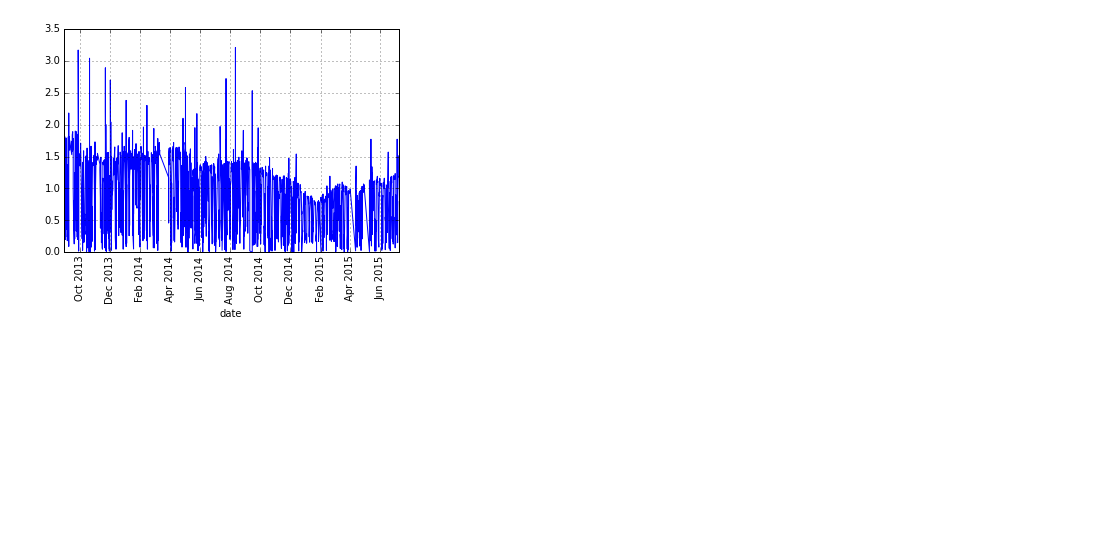
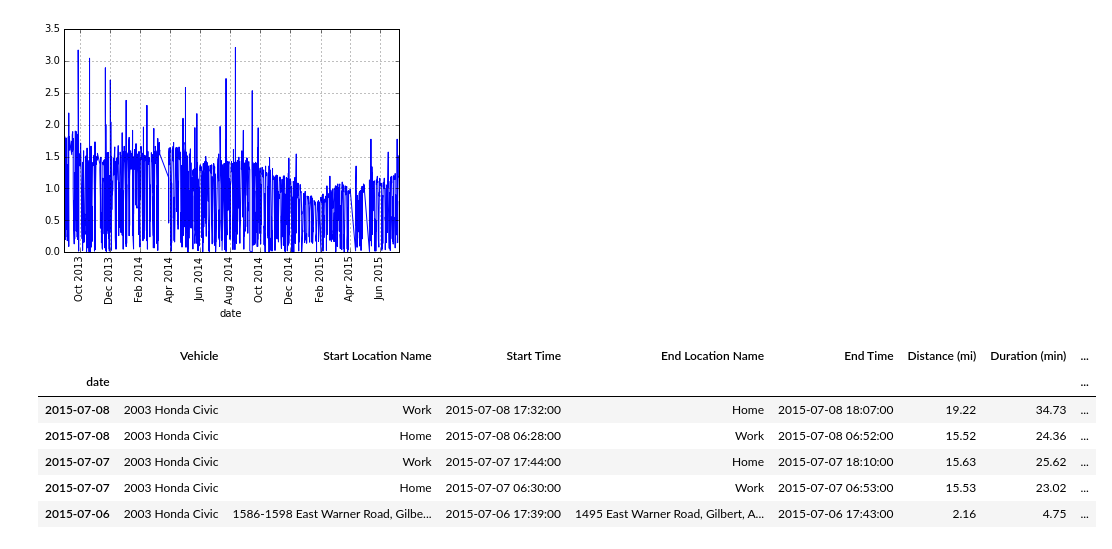
Before and after one commit to scko823/automatic-data-analysis, a Jupyter notebook: Automatic data.ipynb, the cells around one changed output. Cells and saved outputs as stored; diff of their text form; code cells hidden in the pictures; blank space fills up the shorter version.

```diff
--- a/Automatic data.ipynb
+++ b/Automatic data.ipynb
@@ -138,0 +72,10 @@ plt.show()
+# %%
+data.head()
+# %% [output]
+|  | Vehicle | Start Location Name | Start Time | End Location Name | End Time | Distance (mi) | Duration (min) | ... |
+| date |  |  |  |  |  |  |  | ... |
+| 2015-07-08 | 2003 Honda Civic | Work | 2015-07-08 17:32:00 | Home | 2015-07-08 18:07:00 | 19.22 | 34.73 | ... |
+| 2015-07-08 | 2003 Honda Civic | Home | 2015-07-08 06:28:00 | Work | 2015-07-08 06:52:00 | 15.52 | 24.36 | ... |
+| 2015-07-07 | 2003 Honda Civic | Work | 2015-07-07 17:44:00 | Home | 2015-07-07 18:10:00 | 15.63 | 25.62 | ... |
+| 2015-07-07 | 2003 Honda Civic | Home | 2015-07-07 06:30:00 | Work | 2015-07-07 06:53:00 | 15.53 | 23.02 | ... |
+| 2015-07-06 | 2003 Honda Civic | 1586-1598 East Warner Road, Gilbe... | 2015-07-06 17:39:00 | 1495 East Warner Road, Gilbert, A... | 2015-07-06 17:43:00 | 2.16 | 4.75 | ... |
```
Also changed, not shown: parts of 7 cells of this notebook.
